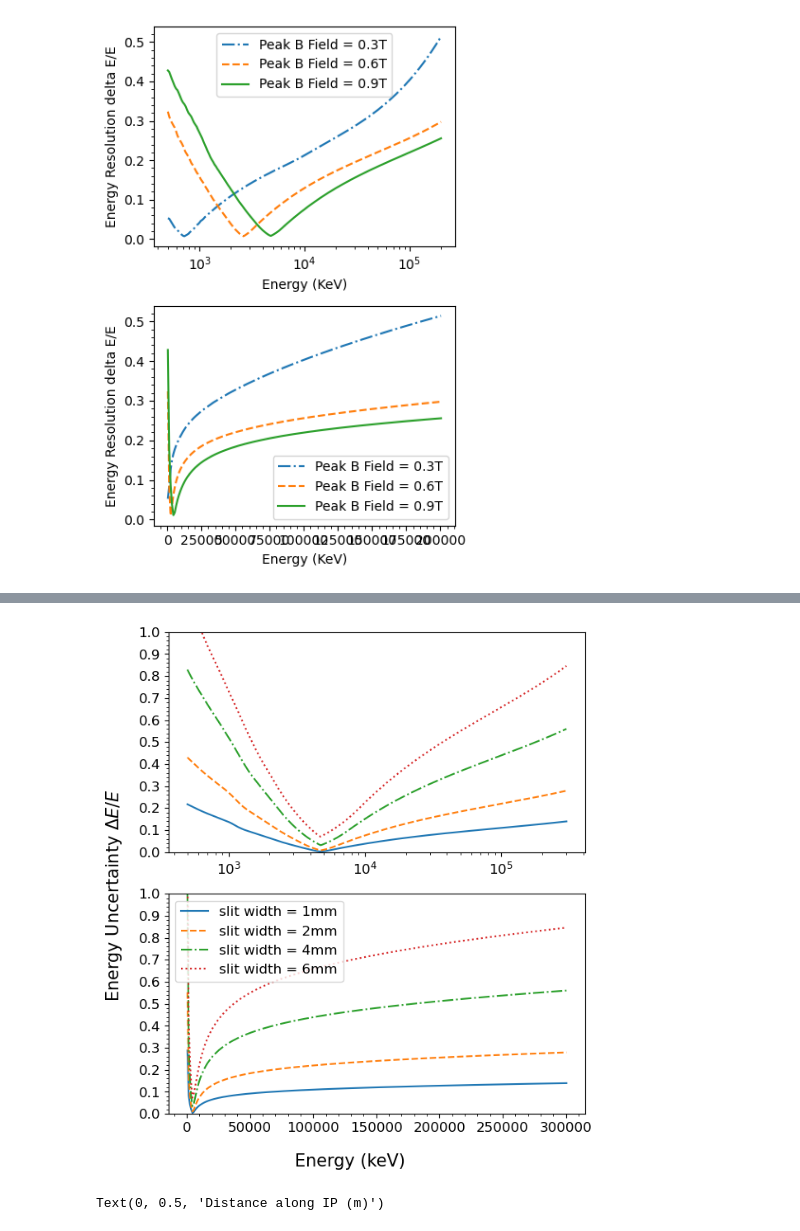
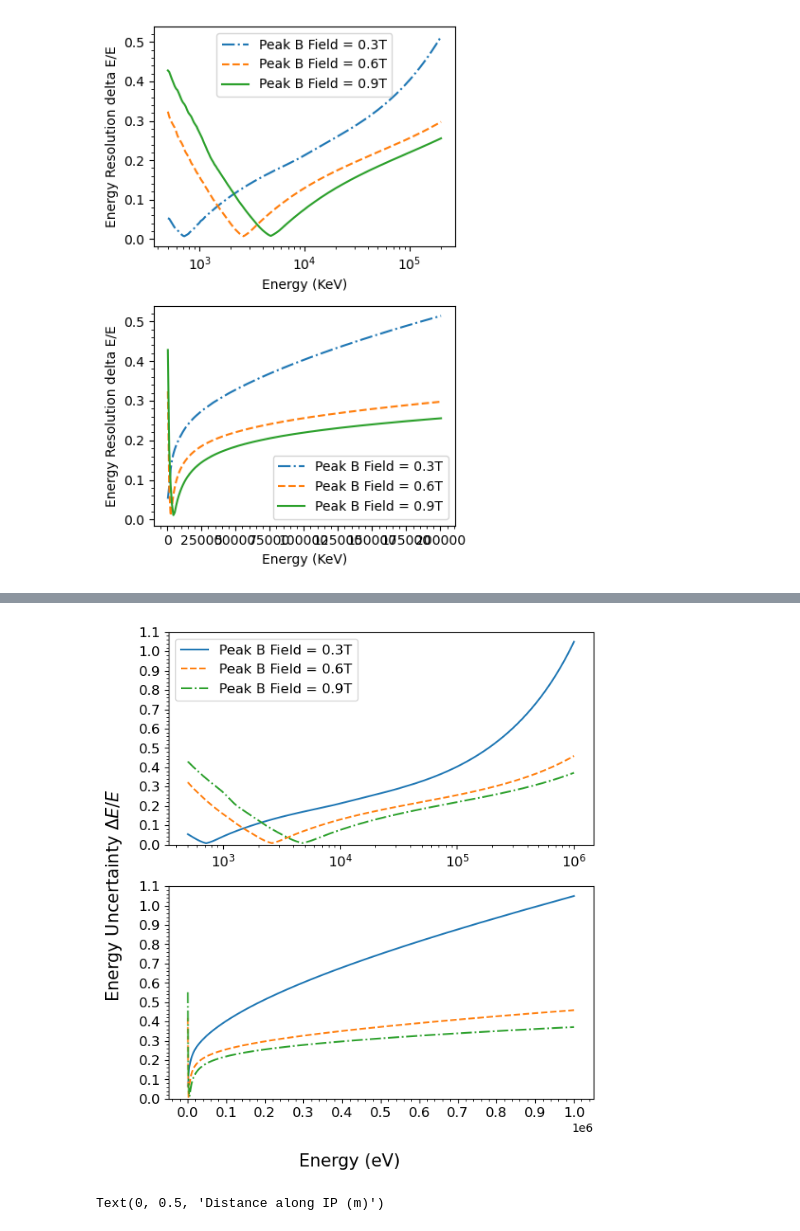
Before and after one commit to Schaeffer-Lab/Dec-2024-Shock-Data, a Jupyter notebook: Class_MagSpec.ipynb, the cells around one changed output, grey strips where cells are left out. Cells and saved outputs as stored; diff of their text form; code cells hidden in the pictures.

Commit message:
3d field

```diff
--- a/Class_MagSpec.ipynb
+++ b/Class_MagSpec.ipynb
@@ -2236,11 +2499,11 @@ print(Xspace)
 
 fig, axs = plt.subplots(2, 1, figsize=(6.2, 6.8))
 
-#for i in range(len(B_list)):
-for i in range(len(slit_widths)):
+for i in range(len(B_list)):
+#for i in range(len(slit_widths)):
 
-    #B_magnitude = B_list[i]
-    Slit_Width = 1000*slit_widths[i]
+    B_magnitude = B_list[i]
+    #Slit_Width = 1000*slit_widths[i]
 
 #     if i == 0:
 #         L = '-.'
@@ -2248,44 +2511,44 @@ for i in range(len(slit_widths)):
 #         L = '--'
 #     else:
 #         L = '-'
 
     if i == 0:
         L = '-'
     elif i == 1:
         L = "--"
     elif i == 2:
         L = "-."
     else:
         L = ":"
 
 
-#     axs[0].semilogx(energy_list_a, Frac_Uncertainty_log[i], linestyle = L, label = ("Peak B Field = " + str(round(B_magnitude/10)/10) + "T"))
-#     axs[1].plot(energy_list_b, Frac_Uncertainty_lin[i], linestyle = L, label = ("Peak B Field = " + str(round(B_magnitude/10)/10) + "T"))
+    axs[0].semilogx(energy_list_a, Frac_Uncertainty_log[i], linestyle = L, label = ("Peak B Field = " + str(round(B_magnitude/10)/10) + "T"))
+    axs[1].plot(energy_list_b, Frac_Uncertainty_lin[i], linestyle = L, label = ("Peak B Field = " + str(round(B_magnitude/10)/10) + "T"))
 
-    axs[0].semilogx(energy_list_a, Frac_Uncertainty_log[i], linestyle = L, label = ("slit width = " + str(round(Slit_Width)) + "mm"))
-    axs[1].plot(energy_list_b, Frac_Uncertainty_lin[i], linestyle = L, label = ("slit width = " + str(round(Slit_Width)) + "mm"))
+    # axs[0].semilogx(energy_list_a, Frac_Uncertainty_log[i], linestyle = L, label = ("slit width = " + str(round(Slit_Width)) + "mm"))
+    # axs[1].plot(energy_list_b, Frac_Uncertainty_lin[i], linestyle = L, label = ("slit width = " + str(round(Slit_Width)) + "mm"))
 
 #axs[0].legend(fontsize = '8')
-axs[1].legend(fontsize = '12')
+axs[0].legend(fontsize = '12')
 
-fig.supxlabel('Energy (keV)', fontsize = '15')
+fig.supxlabel('Energy (eV)', fontsize = '15')
 fig.supylabel('Energy Uncertainty $\Delta E/E$', fontsize = '15')
 
 axs[0].yaxis.set_major_locator(ticker.MultipleLocator(0.1))
 axs[0].yaxis.set_minor_locator(ticker.MultipleLocator(0.02))
-axs[0].set_ylim(0,1)
+axs[0].set_ylim(0,1.1)
 axs[0].tick_params(labelsize = 12)
 
-axs[1].xaxis.set_major_locator(ticker.MultipleLocator(50000))
-axs[1].xaxis.set_minor_locator(ticker.MultipleLocator(10000))
+axs[1].xaxis.set_major_locator(ticker.MultipleLocator(100000))
+axs[1].xaxis.set_minor_locator(ticker.MultipleLocator(20000))
 axs[1].yaxis.set_major_locator(ticker.MultipleLocator(0.1))
 axs[1].yaxis.set_minor_locator(ticker.MultipleLocator(0.02))
-axs[1].set_ylim(0,1)
+axs[1].set_ylim(0,1.1)
 axs[1].tick_params(labelsize = 12)
 
 fig.tight_layout()
 # %% [output]
-[figure, old version]
+[figure, new version]
 # %%
 Espace = np.linspace(100,220100,11001)
 Dispersion = Spec.EXdispersion(Espace)
```
Also changed, not shown: parts of 7 cells of this notebook, 7 other files.
